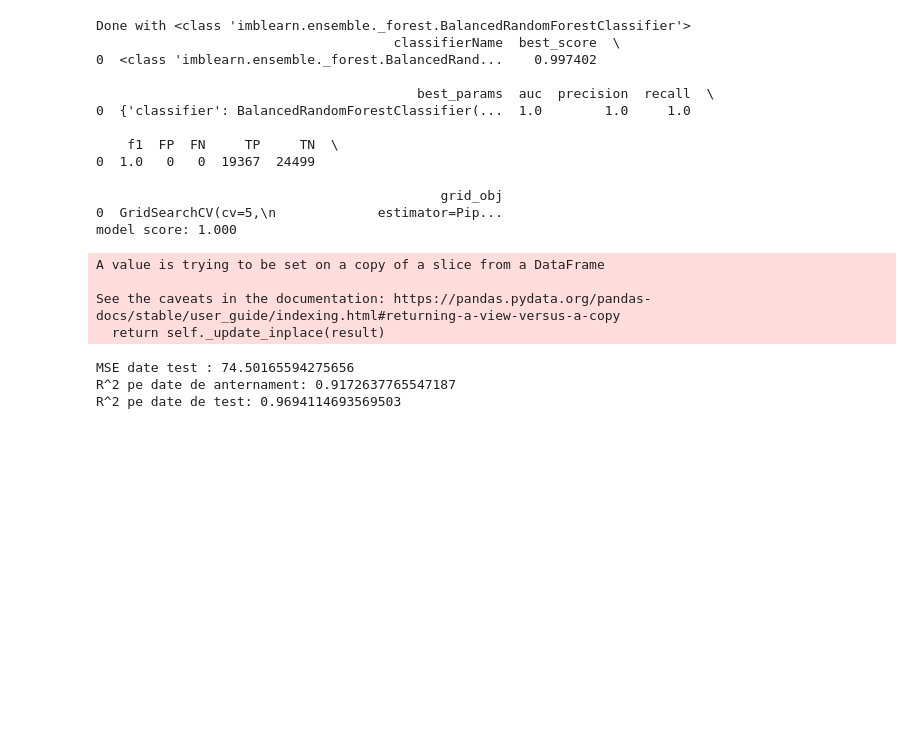
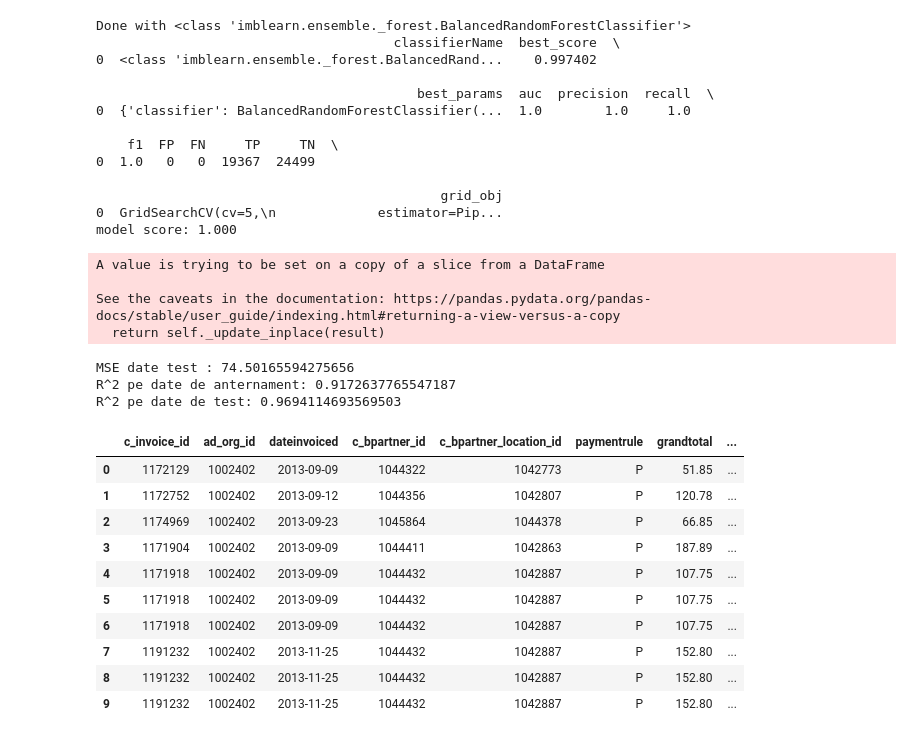
Before and after one commit to blendicavlad/scloud-cashflow-forecast, a Jupyter notebook: playground/ml_playground.ipynb, the cells around one changed output. Drawn from its saved outputs; the diff is of its cells as text; code cells hidden in the pictures; blank space fills up the shorter version.

```diff
--- a/playground/ml_playground.ipynb
+++ b/playground/ml_playground.ipynb
@@ -374,20 +389,33 @@ R^2 pe date de anternament: 0.9172637765547187
 R^2 pe date de test: 0.9694114693569503
 # %%
 df_test = df[['c_invoice_id', 'ad_org_id', 'dateinvoiced', 'c_bpartner_id',
-       'c_bpartner_location_id', 'paymentrule', 'grandtotal', 'duedate','totalopenamt',
-        'dayslate','late']]
-df_atribute_atribute_cbpartner = df[['c_invoice_id', 'ad_org_id', 'dateinvoiced', 'c_bpartner_id',
-       'c_bpartner_location_id'] + features + [target, target_reg]].drop_duplicates()
+       'c_bpartner_location_id', 'paymentrule', 'grandtotal', 'duedate','totalopenamt']]
+#'dayslate','late'
+df_atribute_atribute_cbpartner = df[['ad_org_id', 'c_bpartner_id',
+       'c_bpartner_location_id'] + derived_features + ['late','dayslate','tendertype'] + [target, target_reg]].drop_duplicates()
 # %%
 # features = derived_features + ['late','dayslate','totalopenamt', 'paymentrule', 'tendertype']
 # %%
 df_test_profilat = df_test.merge( df_atribute_atribute_cbpartner,
-                        on = ['c_invoice_id', 'ad_org_id',  'c_bpartner_id', 'c_bpartner_location_id'],
-                       how = 'left',
-                                suffixes = [None,"_y"])
+                        on = ['ad_org_id',  'c_bpartner_id', 'c_bpartner_location_id'], how='inner')
 
 # construire set atribute necesare rularii
-X = df_test_profilat [ features]
+pd.set_option('display.max_columns', None)
+df_test_profilat.head(10)
+# X = df_test_profilat [features]
+# df_test_profilat.shape
+# %% [output]
+|  | c_invoice_id | ad_org_id | dateinvoiced | c_bpartner_id | c_bpartner_location_id | paymentrule | grandtotal | ... |
+| 0 | 1172129 | 1002402 | 2013-09-09 | 1044322 | 1042773 | P | 51.85 | ... |
+| 1 | 1172752 | 1002402 | 2013-09-12 | 1044356 | 1042807 | P | 120.78 | ... |
+| 2 | 1174969 | 1002402 | 2013-09-23 | 1045864 | 1044378 | P | 66.85 | ... |
+| 3 | 1171904 | 1002402 | 2013-09-09 | 1044411 | 1042863 | P | 187.89 | ... |
+| 4 | 1171918 | 1002402 | 2013-09-09 | 1044432 | 1042887 | P | 107.75 | ... |
+| 5 | 1171918 | 1002402 | 2013-09-09 | 1044432 | 1042887 | P | 107.75 | ... |
+| 6 | 1171918 | 1002402 | 2013-09-09 | 1044432 | 1042887 | P | 107.75 | ... |
+| 7 | 1191232 | 1002402 | 2013-11-25 | 1044432 | 1042887 | P | 152.80 | ... |
+| 8 | 1191232 | 1002402 | 2013-11-25 | 1044432 | 1042887 | P | 152.80 | ... |
+| 9 | 1191232 | 1002402 | 2013-11-25 | 1044432 | 1042887 | P | 152.80 | ... |
 # %%
 filename_cslf = 'clasificator_facturi_n_years1.sav'
 
```
Also changed, not shown: parts of 6 cells of this notebook, 21 other files.
